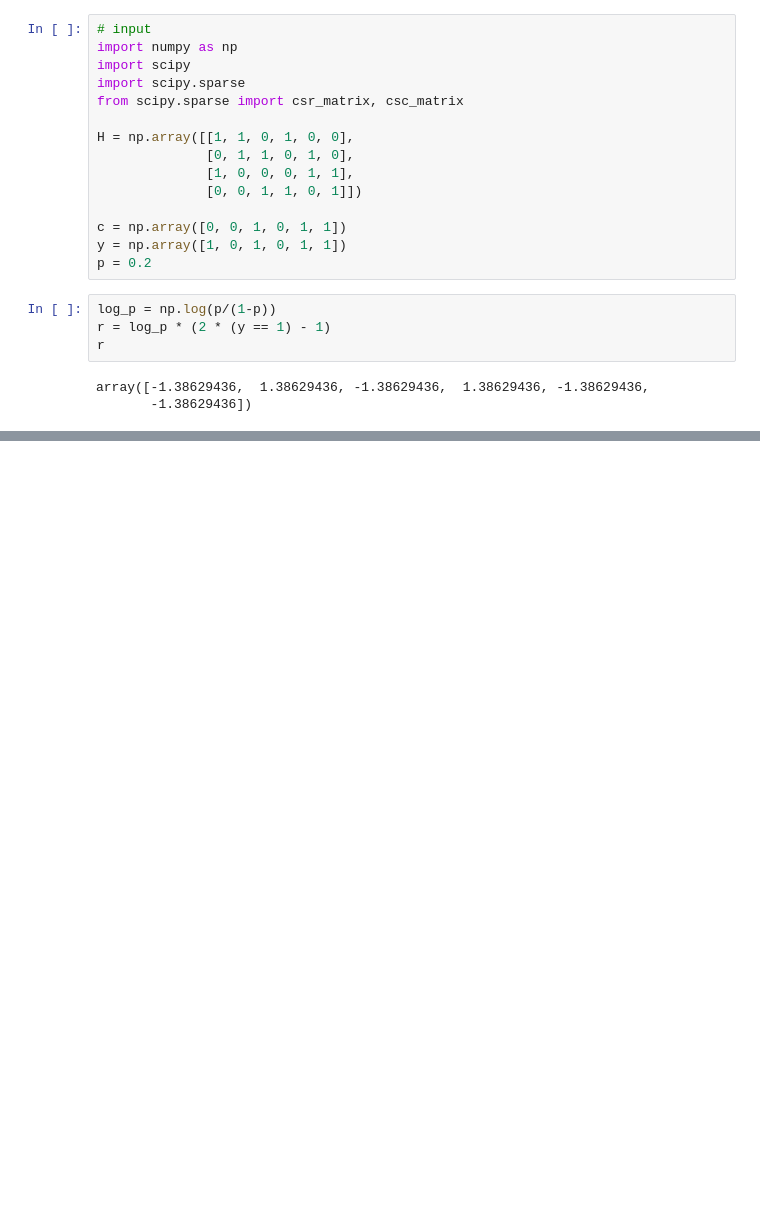
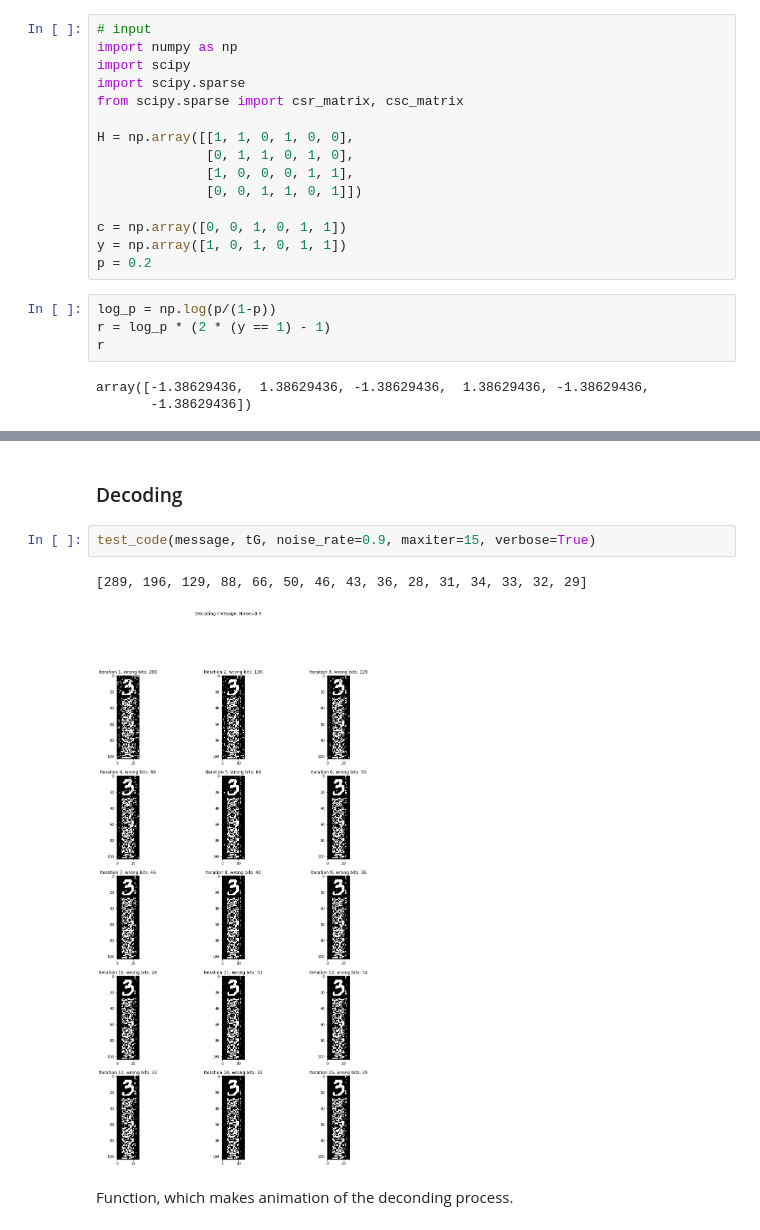
Before and after one commit to dashafok/LDPC, a Jupyter notebook: experiments.ipynb, the cells around one changed output, grey strips where cells are left out. Drawn from its saved outputs; the diff is of its cells as text; blank space fills up the shorter version.

```diff
--- a/experiments.ipynb
+++ b/experiments.ipynb
@@ -144,0 +281,9 @@ array([0, 0, 1, 0, 1, 1])
+# %% [markdown]
+### Decoding
+# %%
+test_code(message, tG, noise_rate=0.9, maxiter=15, verbose=True)
+# %% [output]
+[289, 196, 129, 88, 66, 50, 46, 43, 36, 28, 31, 34, 33, 32, 29]
+[figure, added]
+# %% [markdown]
+Function, which makes animation of the deconding process.
```
Also changed, not shown: parts of 27 cells of this notebook.
